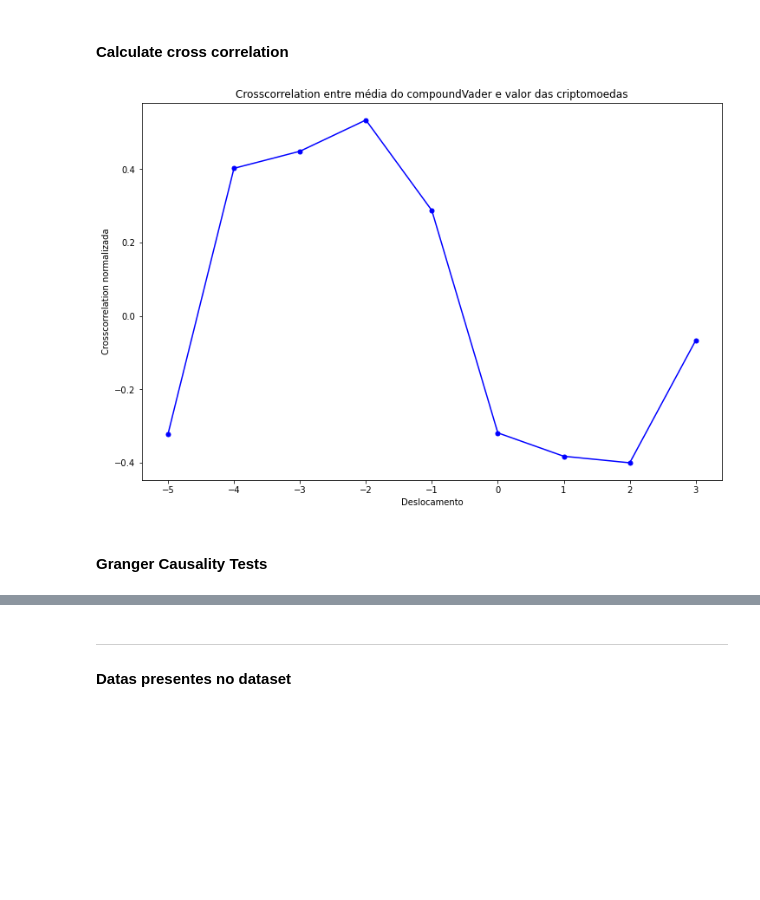
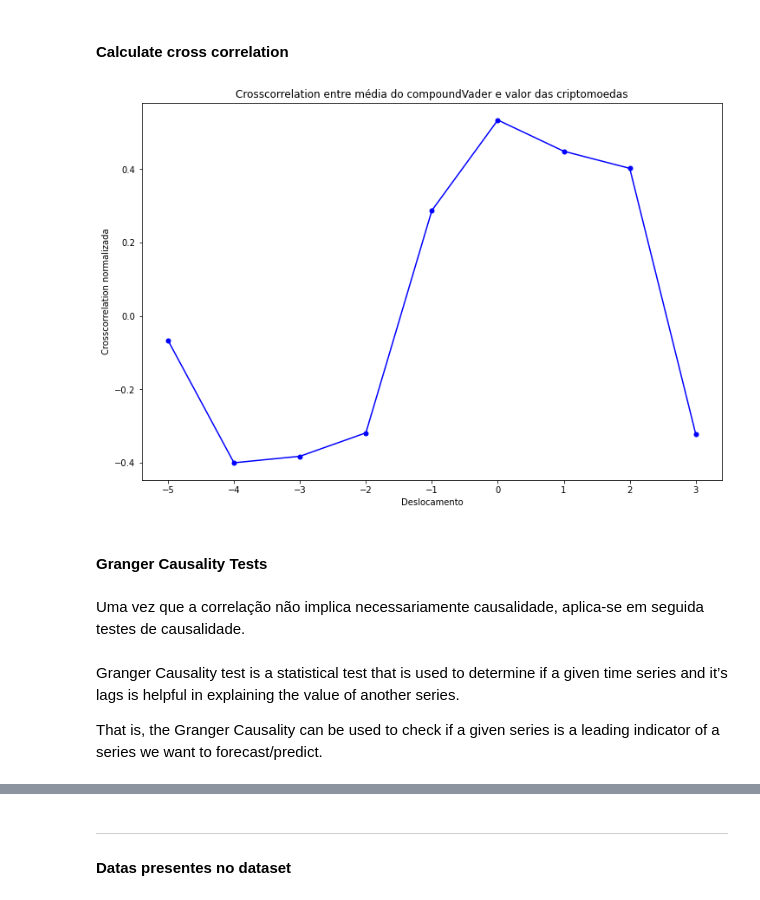
Before and after one commit to rushmetra/MD-Project, a Jupyter notebook: src/analysis.ipynb, the cells around one changed output, grey strips where cells are left out. Cells and saved outputs as stored; diff of their text form; code cells hidden in the pictures; blank space fills up the shorter version.

Commit message:
sliding window de 1 dia + testes de causalidade com lag 1 (sessao 19 maio)

```diff
--- a/src/analysis.ipynb
+++ b/src/analysis.ipynb
@@ -178,0 +180,28 @@ plt.show()
+# %%
+dfTweets['Date'] = pd.to_datetime(dfTweets['Date'])
+dfMarket['Date'] = pd.to_datetime(dfMarket['Date'])
+
+df_tweets_daily = dfTweets.groupby(dfTweets['Date'].dt.date)['compoundVader'].mean().reset_index()
+
+df_market_daily = dfMarket.groupby(['Date', 'currency_name'])['Value'].mean().reset_index()
+df_market_daily['Value'] = df_market_daily.groupby('currency_name')['Value'].shift(-1)      # Passar um dia para trás os dados do valor de mercado
+
+fig, ax1 = plt.subplots(figsize=(12,8))
+
+# plotar o gráfico para a média do compoundVader
+ax1.plot(df_tweets_daily['Date'], df_tweets_daily['compoundVader'], color='blue', marker='o', markersize=5)
+ax1.set_xlabel('Data')
+ax1.set_ylabel('compoundVader médio')
+ax1.set_title('Comparação do sentimento médio relativo aos tweets com o valor das moedas')
+
+# criar um segundo eixo y para o valor médio das moedas
+ax2 = ax1.twinx()
+
+# plotar o gráfico para o valor médio das moedas
+for currency in df_market_daily['currency_name'].unique():
+    df_currency = df_market_daily[df_market_daily['currency_name'] == currency]
+    ax2.plot(df_currency['Date'], df_currency['Value'], label=currency)
+
+ax2.set_ylabel('Valor')
+ax2.legend()
+plt.show()
@@ -204,27 +271,33 @@ ver tbm uma previsao cm a reg lin
 # %%
 import numpy as np
 
 # extrair valores relevantes do dataset de tweets e de criptomoedas
 tweets_daily = dfTweets.groupby('Date')['compoundVader'].mean().values
 
 crypto_daily = dfMarket.groupby('Date')['Value'].mean().values
 
 # calcular a crosscorrelation e normalizar o resultado
-crosscorr = np.correlate(tweets_daily - tweets_daily.mean(), crypto_daily - crypto_daily.mean(), mode='same') / np.sqrt(np.sum((tweets_daily - tweets_daily.mean())**2) * np.sum((crypto_daily - crypto_daily.mean())**2))
+crosscorr = np.correlate(crypto_daily - crypto_daily.mean(), tweets_daily - tweets_daily.mean(),  mode='same') / np.sqrt(np.sum((tweets_daily - tweets_daily.mean())**2) * np.sum((crypto_daily - crypto_daily.mean())**2))
 
 # plot da crosscorrelation
 fig, ax = plt.subplots(figsize=(12, 8))
 
 ax.plot(np.arange(-len(crypto_daily) // 2, len(crypto_daily) // 2), crosscorr, color='blue', marker='o', markersize=5)
 
 ax.set_xlabel('Deslocamento')
 ax.set_ylabel('Crosscorrelation normalizada')
 ax.set_title('Crosscorrelation entre média do compoundVader e valor das criptomoedas')
 plt.show()
 # %% [output]
-[figure, old version]
+[figure, new version]
 # %% [markdown]
 #### Granger Causality Tests
+# %% [markdown]
+Uma vez que a correlação não implica necessariamente causalidade, aplica-se em seguida testes de causalidade.
+# %% [markdown]
+Granger Causality test is a statistical test that is used to determine if a given time series and it’s lags is helpful in explaining the value of another series.
+
+That is, the Granger Causality can be used to check if a given series is a leading indicator of a series we want to forecast/predict.
 # %%
 # dfTweets['compoundVader'].isnull().values.any()
 
```
Also changed, not shown: parts of 15 cells of this notebook, 6 other files.
